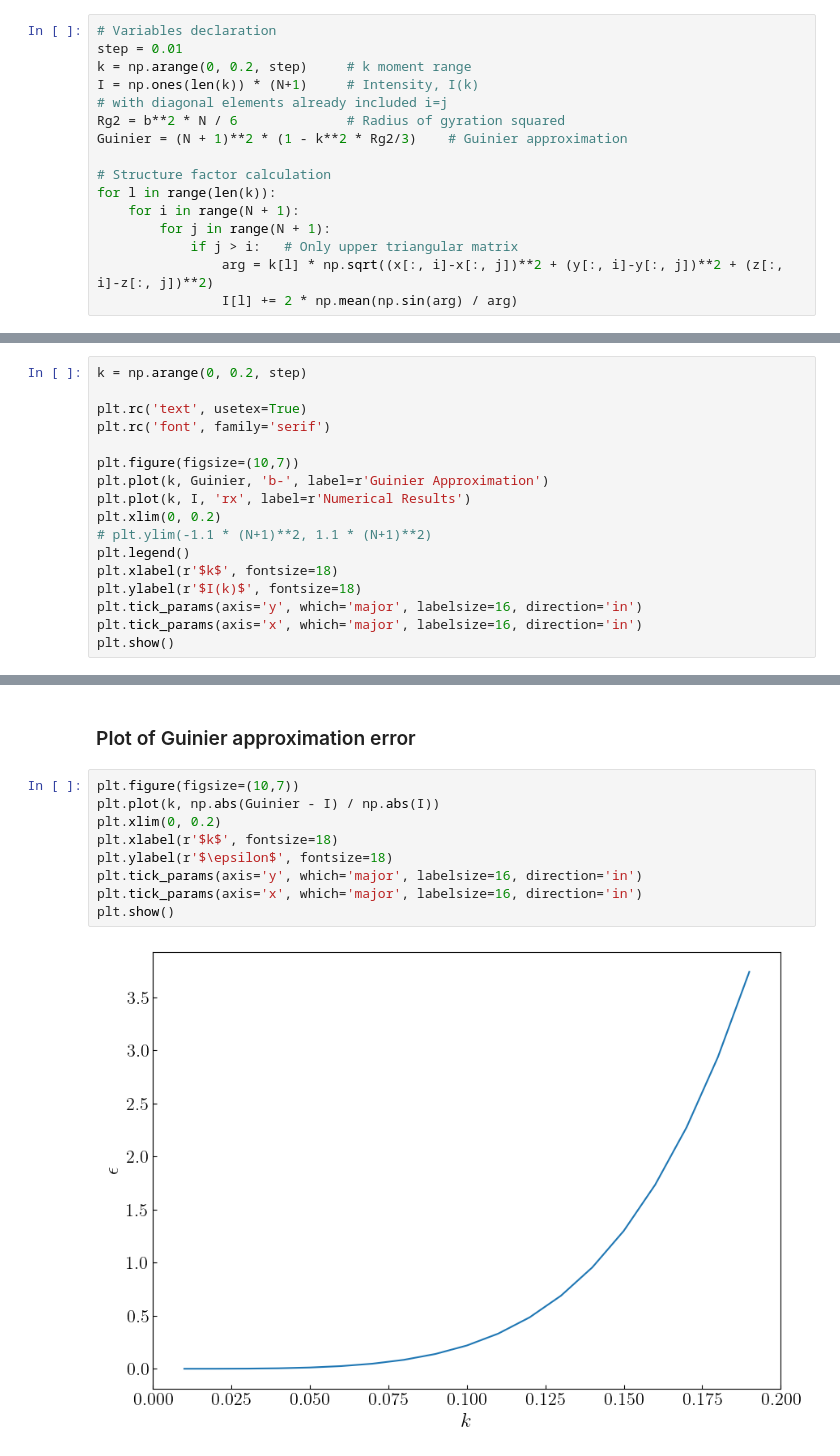
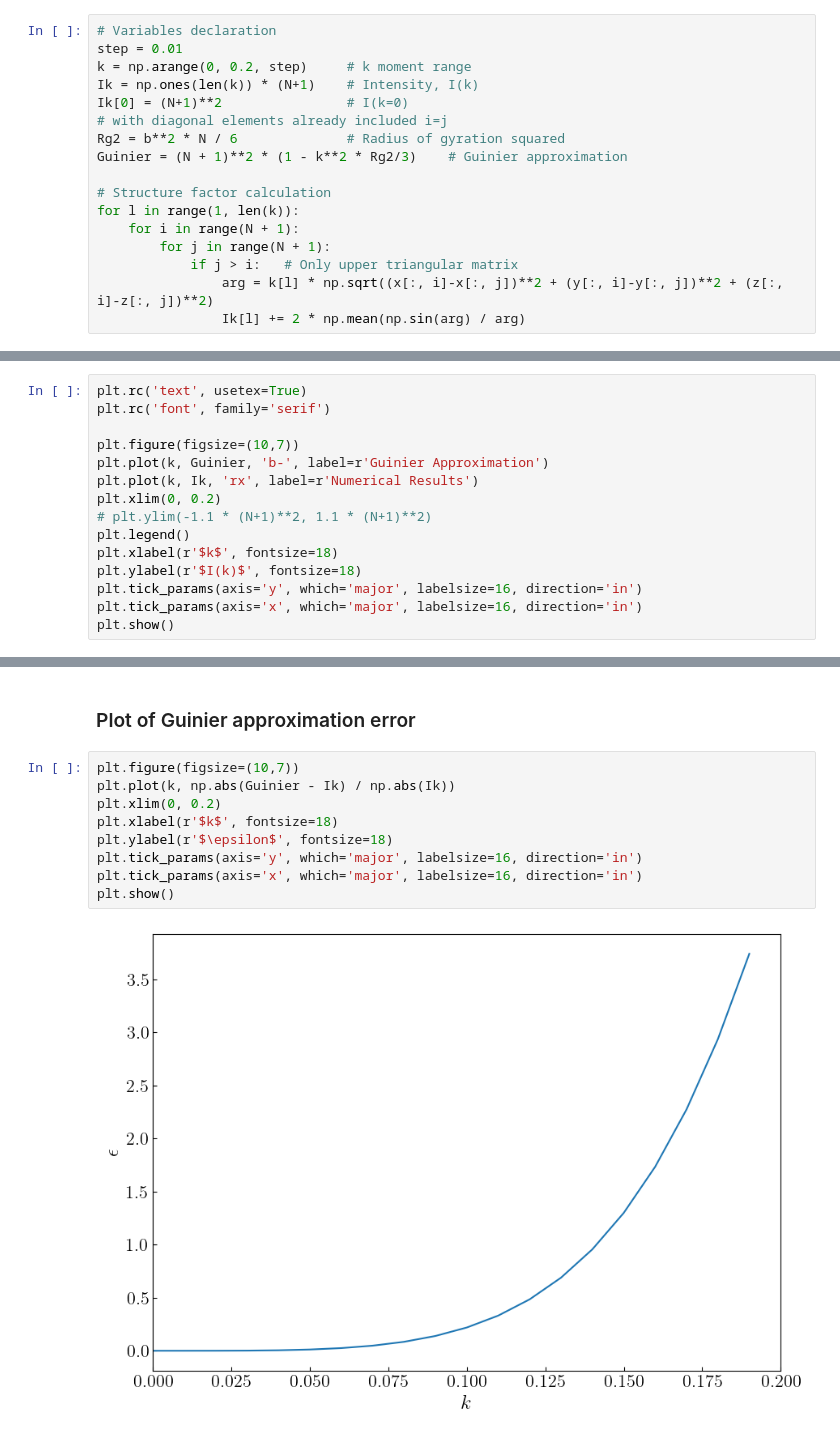
Before and after one commit to Eric-Vidal-hub/FJC-simulation, a Jupyter notebook: 6_stru_factor.ipynb, the cells around one changed output, grey strips where cells are left out. Drawn from its saved outputs; the diff is of its cells as text.

```diff
--- a/6_stru_factor.ipynb
+++ b/6_stru_factor.ipynb
@@ -38,16 +38,17 @@ with open(filename,'r') as f:
 # Variables declaration
 step = 0.01
 k = np.arange(0, 0.2, step)     # k moment range
-I = np.ones(len(k)) * (N+1)     # Intensity, I(k)
+Ik = np.ones(len(k)) * (N+1)    # Intensity, I(k)
+Ik[0] = (N+1)**2                # I(k=0)
 # with diagonal elements already included i=j
 Rg2 = b**2 * N / 6              # Radius of gyration squared
 Guinier = (N + 1)**2 * (1 - k**2 * Rg2/3)    # Guinier approximation
 
 # Structure factor calculation
-for l in range(len(k)):
+for l in range(1, len(k)):
     for i in range(N + 1):
         for j in range(N + 1):
             if j > i:   # Only upper triangular matrix
                 arg = k[l] * np.sqrt((x[:, i]-x[:, j])**2 + (y[:, i]-y[:, j])**2 + (z[:, i]-z[:, j])**2)
-                I[l] += 2 * np.mean(np.sin(arg) / arg)
+                Ik[l] += 2 * np.mean(np.sin(arg) / arg)
 # %% [markdown]
@@ -55,12 +56,10 @@ for l in range(len(k)):
 # %%
-k = np.arange(0, 0.2, step)
-
 plt.rc('text', usetex=True)
 plt.rc('font', family='serif')
 
 plt.figure(figsize=(10,7))
 plt.plot(k, Guinier, 'b-', label=r'Guinier Approximation')
-plt.plot(k, I, 'rx', label=r'Numerical Results')
+plt.plot(k, Ik, 'rx', label=r'Numerical Results')
 plt.xlim(0, 0.2)
 # plt.ylim(-1.1 * (N+1)**2, 1.1 * (N+1)**2)
 plt.legend()
@@ -75,12 +74,12 @@ plt.show()
 ### Plot of Guinier approximation error
 # %%
 plt.figure(figsize=(10,7))
-plt.plot(k, np.abs(Guinier - I) / np.abs(I))
+plt.plot(k, np.abs(Guinier - Ik) / np.abs(Ik))
 plt.xlim(0, 0.2)
 plt.xlabel(r'$k$', fontsize=18)
 plt.ylabel(r'$\epsilon$', fontsize=18)
 plt.tick_params(axis='y', which='major', labelsize=16, direction='in')
 plt.tick_params(axis='x', which='major', labelsize=16, direction='in')
 plt.show()
 # %% [output]
-[figure, old version]
+[figure, new version]
```
Also changed, not shown: parts of 4 cells of this notebook.
